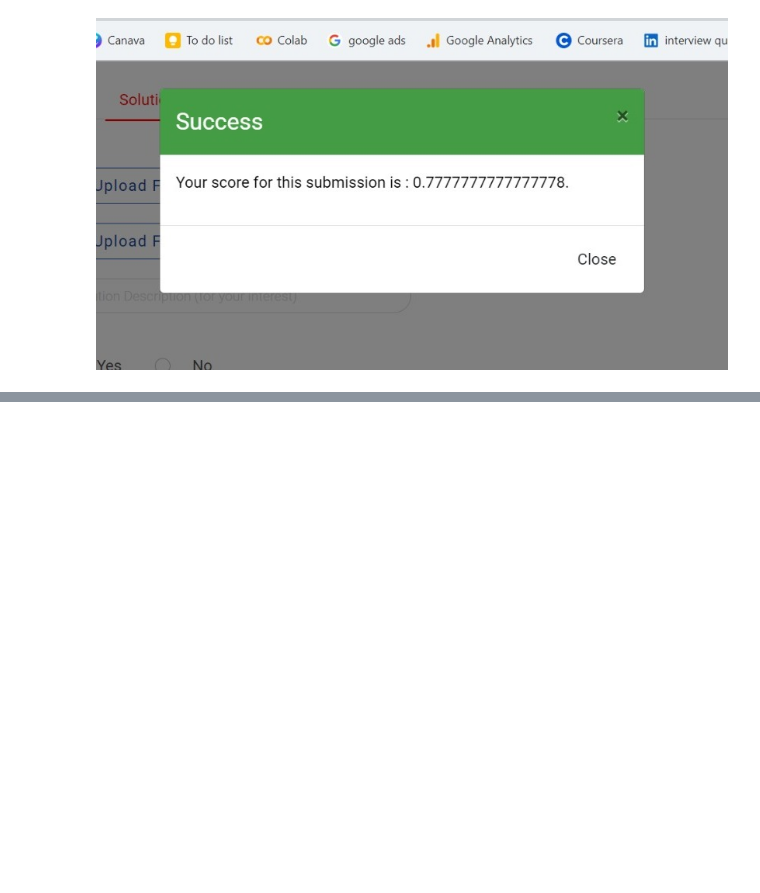
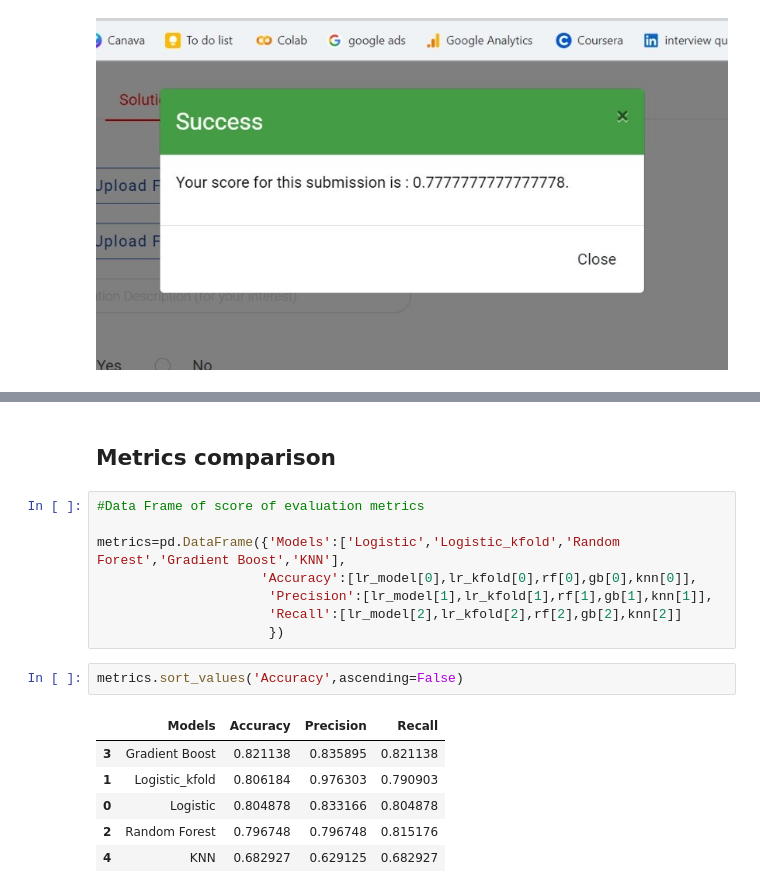
Before and after one commit to aniket15031998/Loan-Prediction-Practice-Problem-Using-Python-, a Jupyter notebook: Loan_Prediction_Problemipynb.ipynb, the cells around one changed output, grey strips where cells are left out. Saved outputs shown, nothing was run; the diff lists cells and outputs as text; blank space fills up the shorter version.

```diff
--- a/Loan_Prediction_Problemipynb.ipynb
+++ b/Loan_Prediction_Problemipynb.ipynb
@@ -1236,0 +1525,19 @@ weighted avg       0.82      0.80      0.77       123
+# %% [markdown]
+## Metrics comparison
+# %%
+#Data Frame of score of evaluation metrics
+
+metrics=pd.DataFrame({'Models':['Logistic','Logistic_kfold','Random Forest','Gradient Boost','KNN'],
+                     'Accuracy':[lr_model[0],lr_kfold[0],rf[0],gb[0],knn[0]],
+                      'Precision':[lr_model[1],lr_kfold[1],rf[1],gb[1],knn[1]],
+                      'Recall':[lr_model[2],lr_kfold[2],rf[2],gb[2],knn[2]]
+                      })
+# %%
+metrics.sort_values('Accuracy',ascending=False)
+# %% [output]
+|  | Models | Accuracy | Precision | Recall |
+| 3 | Gradient Boost | 0.821138 | 0.835895 | 0.821138 |
+| 1 | Logistic_kfold | 0.806184 | 0.976303 | 0.790903 |
+| 0 | Logistic | 0.804878 | 0.833166 | 0.804878 |
+| 2 | Random Forest | 0.796748 | 0.796748 | 0.815176 |
+| 4 | KNN | 0.682927 | 0.629125 | 0.682927 |
```
Also changed, not shown: parts of 14 cells of this notebook.
